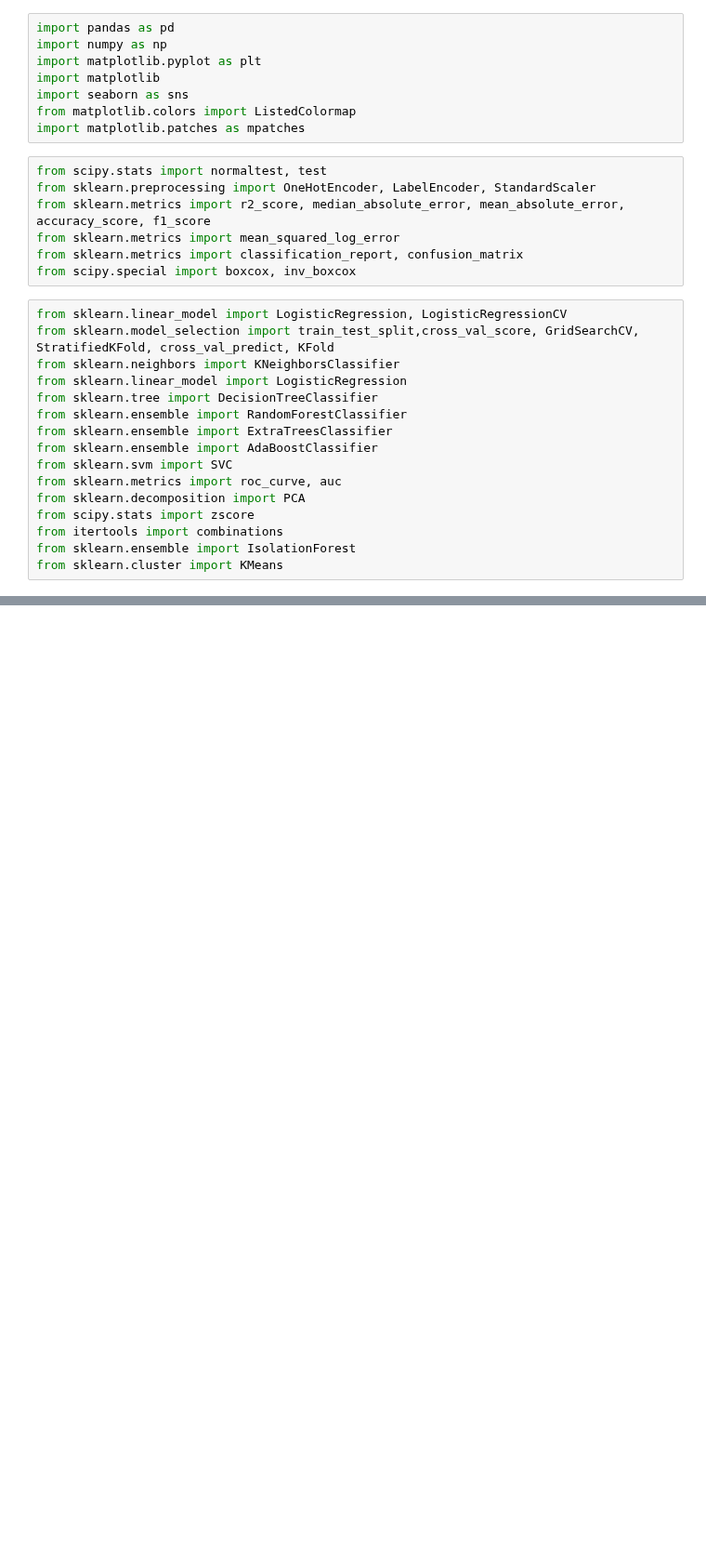
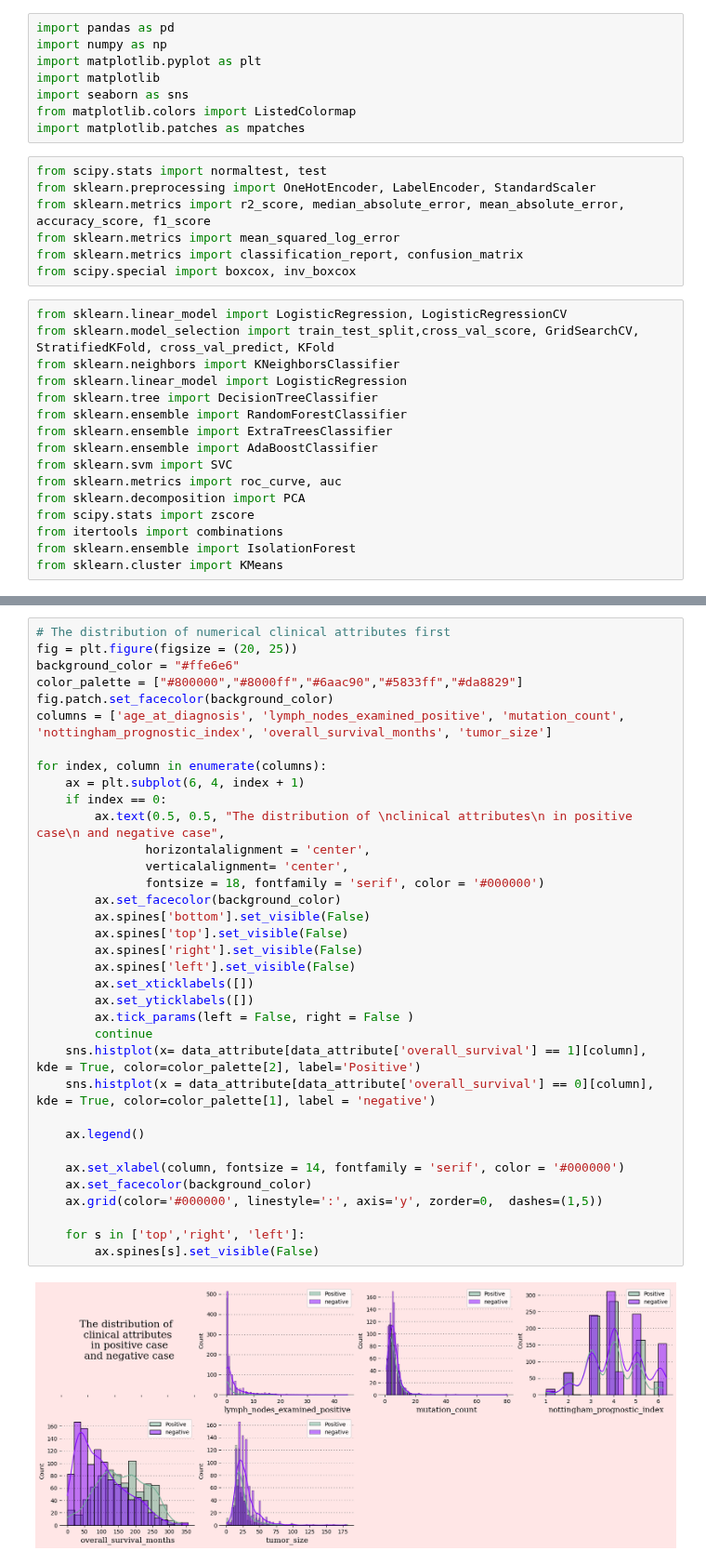
Before and after one commit to Bryanamaka/BE491_FINALPROJECT, a Jupyter notebook: Correct_Code.ipynb, the cells around one changed output, grey strips where cells are left out. Shown at 93% size. Saved outputs shown, nothing was run; the diff lists cells and outputs as text; blank space fills up the shorter version.

```diff
--- a/Correct_Code.ipynb
+++ b/Correct_Code.ipynb
@@ -31,0 +211,37 @@ from sklearn.cluster import KMeans
+# %%
+# The distribution of numerical clinical attributes first
+fig = plt.figure(figsize = (20, 25))
+background_color = "#ffe6e6"
+color_palette = ["#800000","#8000ff","#6aac90","#5833ff","#da8829"]
+fig.patch.set_facecolor(background_color)
+columns = ['age_at_diagnosis', 'lymph_nodes_examined_positive', 'mutation_count', 'nottingham_prognostic_index', 'overall_survival_months', 'tumor_size']
+
+for index, column in enumerate(columns):
+    ax = plt.subplot(6, 4, index + 1)
+    if index == 0:
+        ax.text(0.5, 0.5, "The distribution of \nclinical attributes\n in positive case\n and negative case",
+               horizontalalignment = 'center',
+               verticalalignment= 'center',
+               fontsize = 18, fontfamily = 'serif', color = '#000000')
+        ax.set_facecolor(background_color)
+        ax.spines['bottom'].set_visible(False)
+        ax.spines['top'].set_visible(False)
+        ax.spines['right'].set_visible(False)
+        ax.spines['left'].set_visible(False)
+        ax.set_xticklabels([])
+        ax.set_yticklabels([])
+        ax.tick_params(left = False, right = False )
+        continue
+    sns.histplot(x= data_attribute[data_attribute['overall_survival'] == 1][column], kde = True, color=color_palette[2], label='Positive')
+    sns.histplot(x = data_attribute[data_attribute['overall_survival'] == 0][column], kde = True, color=color_palette[1], label = 'negative')
+
+    ax.legend()
+
+    ax.set_xlabel(column, fontsize = 14, fontfamily = 'serif', color = '#000000')
+    ax.set_facecolor(background_color)
+    ax.grid(color='#000000', linestyle=':', axis='y', zorder=0,  dashes=(1,5))
+
+    for s in ['top','right', 'left']:
+        ax.spines[s].set_visible(False)
+# %% [output]
+[figure, added]
```
Also changed, not shown: parts of 14 cells of this notebook, 1 other file.
